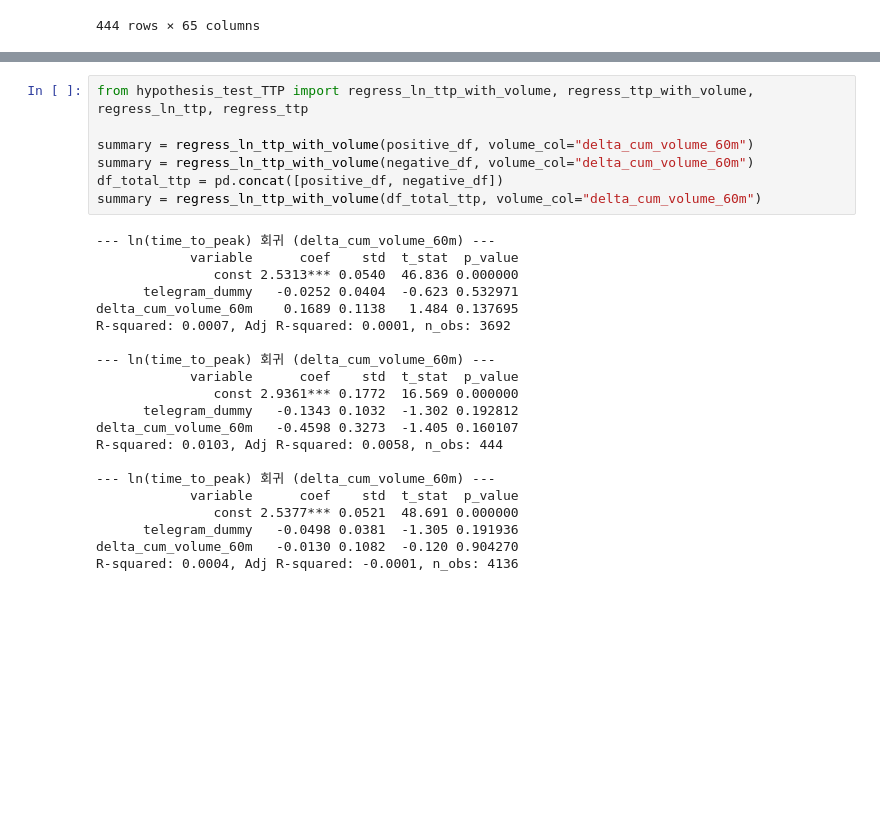
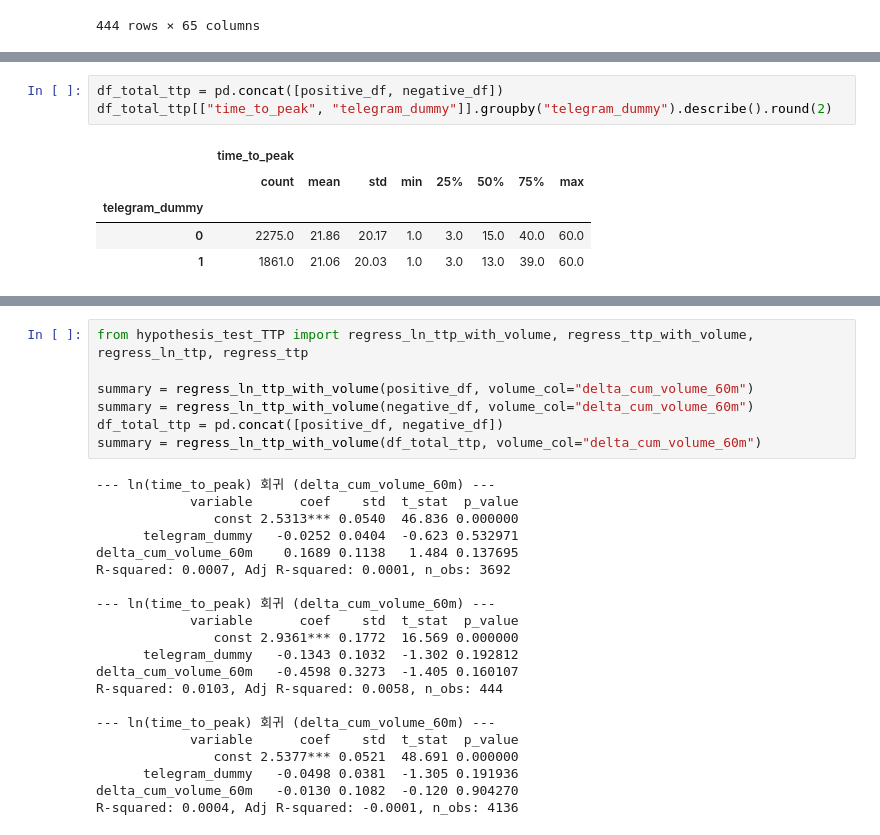
Before and after one commit to antaechan/dart-sentiment-analysis, a Jupyter notebook: analysis/regression_analysis_kind_all_volume_TTP.ipynb, the cells around one changed output, grey strips where cells are left out. Drawn from its saved outputs; the diff is of its cells as text; blank space fills up the shorter version.

```diff
--- a/analysis/regression_analysis_kind_all_volume_TTP.ipynb
+++ b/analysis/regression_analysis_kind_all_volume_TTP.ipynb
@@ -189,0 +190,9 @@ negative_df[["time_to_peak", "telegram_dummy"]].groupby("telegram_dummy").descri
+# %%
+df_total_ttp = pd.concat([positive_df, negative_df])
+df_total_ttp[["time_to_peak", "telegram_dummy"]].groupby("telegram_dummy").describe().round(2)
+# %% [output]
+|  | time_to_peak |  |  |  |  |  |  |  |
+|  | count | mean | std | min | 25% | 50% | 75% | max |
+| telegram_dummy |  |  |  |  |  |  |  |  |
+| 0 | 2275.0 | 21.86 | 20.17 | 1.0 | 3.0 | 15.0 | 40.0 | 60.0 |
+| 1 | 1861.0 | 21.06 | 20.03 | 1.0 | 3.0 | 13.0 | 39.0 | 60.0 |
```
Also changed, not shown: parts of 4 cells of this notebook.
